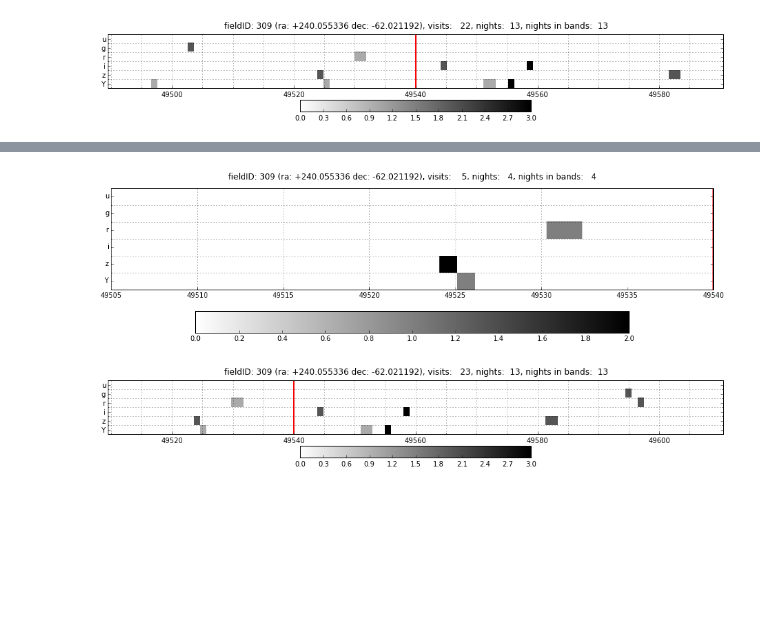
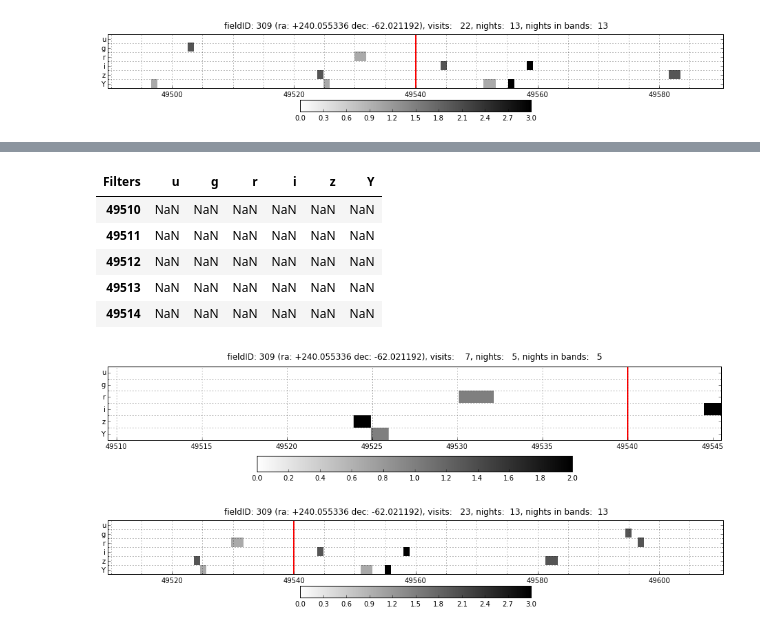
Before and after one commit to rbiswas4/Cadence, a Jupyter notebook: quality/LightCurveMetrics.ipynb, the cells around one changed output, grey strips where cells are left out. Drawn from its saved outputs; the diff is of its cells as text; code cells hidden in the pictures; blank space fills up the shorter version.

```diff
--- a/quality/LightCurveMetrics.ipynb
+++ b/quality/LightCurveMetrics.ipynb
@@ -84,9 +112,18 @@ qm = PerSNMetric(fieldID=309, t0=49540, summarydf=summarydf, lsst_bp=lsst_bp)
 # %%
 cm = qm.cadence_Matrix(fieldID=309, mjd_center=49540, mjd_range=[-30., 50.])
+# %%
+cm.head()
+# %% [output]
+| Filters | u | g | r | i | z | Y |
+| 49510 | NaN | NaN | NaN | NaN | NaN | NaN |
+| 49511 | NaN | NaN | NaN | NaN | NaN | NaN |
+| 49512 | NaN | NaN | NaN | NaN | NaN | NaN |
+| 49513 | NaN | NaN | NaN | NaN | NaN | NaN |
+| 49514 | NaN | NaN | NaN | NaN | NaN | NaN |
 # %%
-cm = qm.cadence_plot(fieldID=309, mjd_center=49540, mjd_range=[-30, -5])
+cm = qm.cadence_plot(fieldID=309, mjd_center=49540, mjd_range=[-30, 5])
 # %% [output]
-[figure, old version]
+[figure, new version]
 # %%
 qm = PerSNMetric(fieldID=309, t0=49540, summarydf=ss, lsst_bp=lsst_bp, efficiency=et)
 # %%
```
Also changed, not shown: parts of 96 cells of this notebook, 1 other file.
